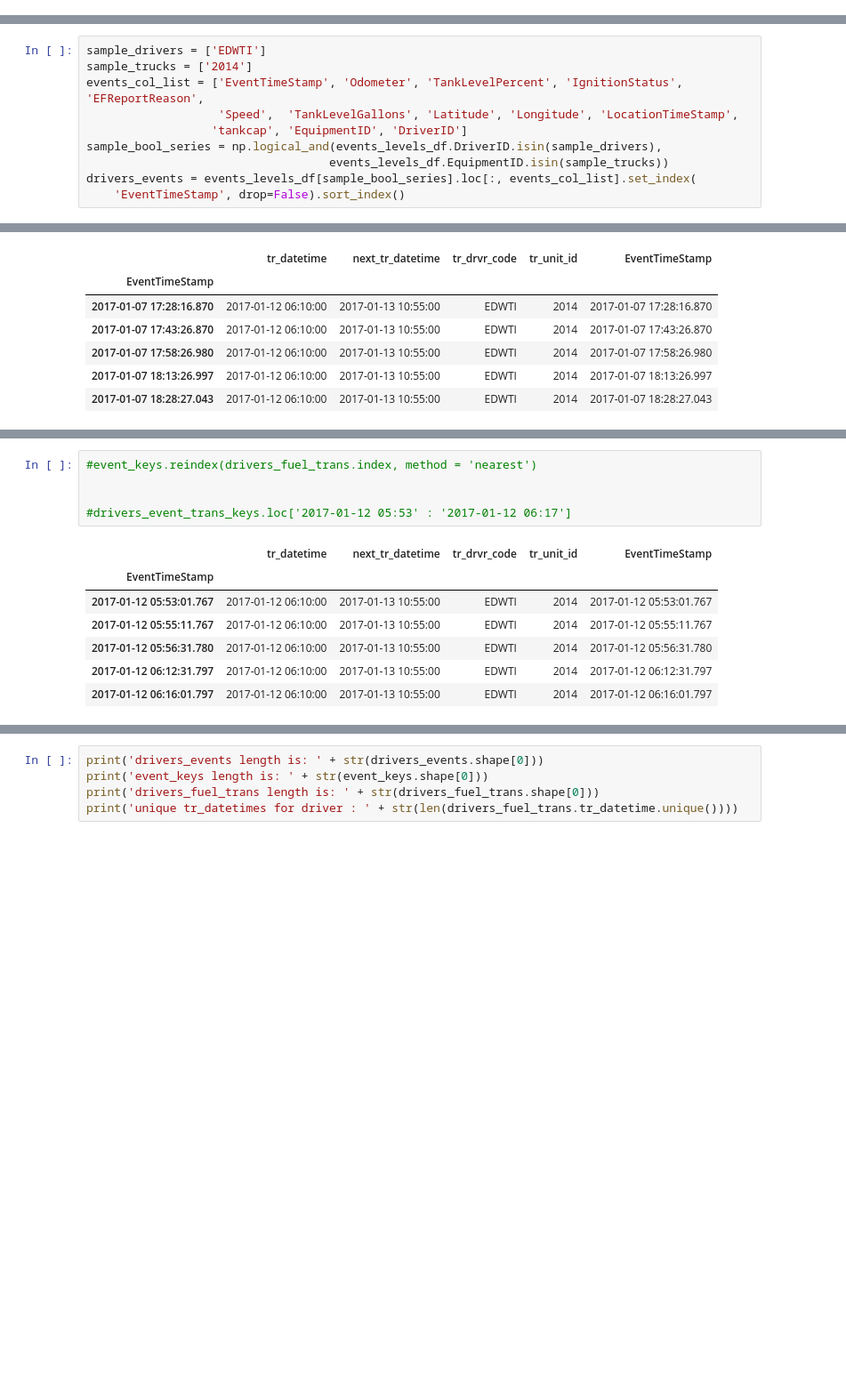
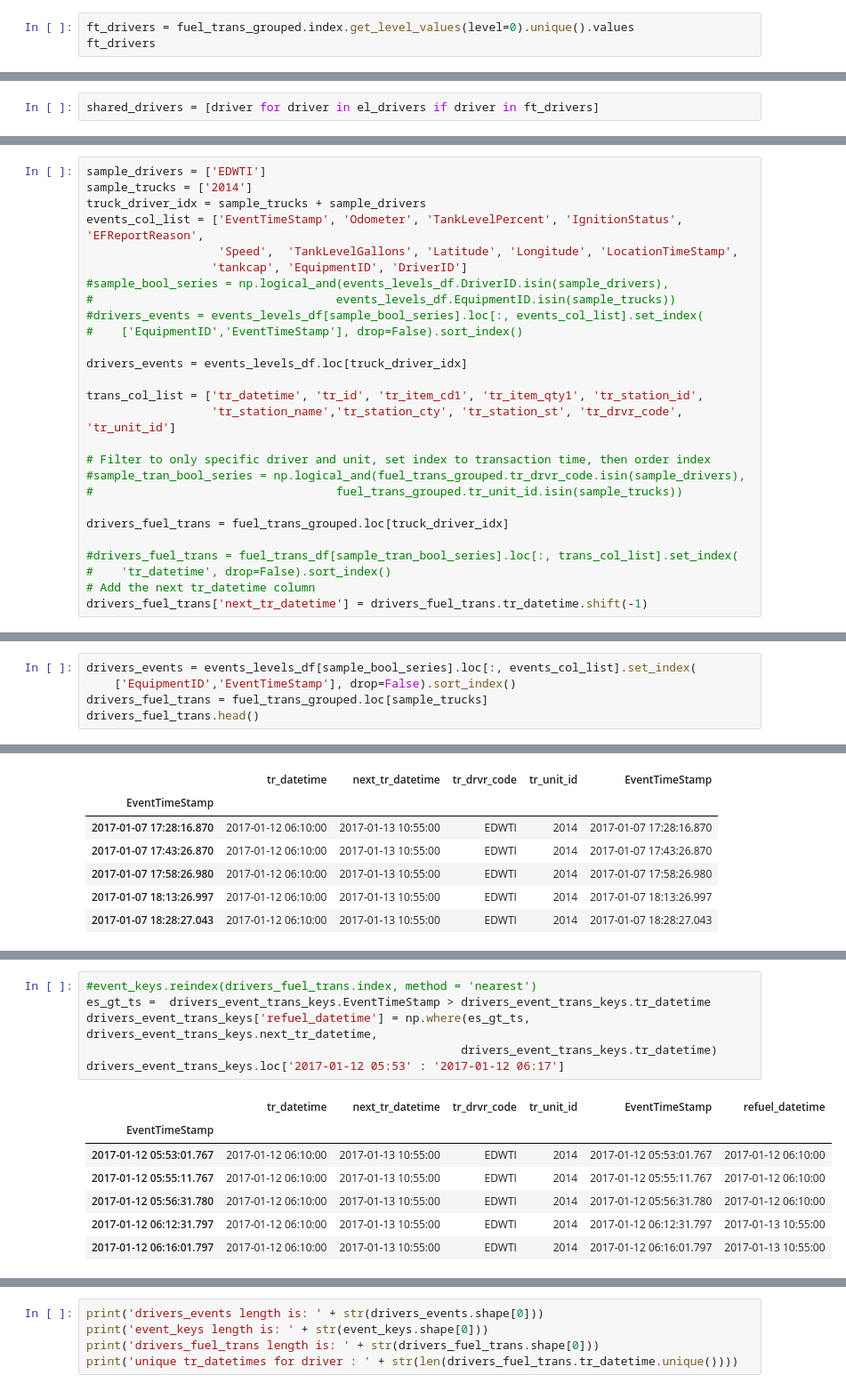
Before and after one commit to paulo-g-martinez/dq-6-fraud-detection, a Jupyter notebook: initial_import.ipynb, the cells around one changed output, grey strips where cells are left out. Shown: that part at 89% size. Drawn from its saved outputs; the diff is of its cells as text; blank space fills up the shorter version.

Commit message:
Add bad_ids, documentation, code used to merge trans with events

```diff
--- a/initial_import.ipynb
+++ b/initial_import.ipynb
@@ -422,0 +777,3 @@ dt_sizes.head(50).sort_index()
+# %%
+ft_drivers = fuel_trans_grouped.index.get_level_values(level=0).unique().values
+ft_drivers
@@ -422,0 +784,2 @@ dt_sizes.head(50).sort_index()
+# %%
+shared_drivers = [driver for driver in el_drivers if driver in ft_drivers]
@@ -425,10 +1174,27 @@ dt_sizes.head(50).sort_index()
 # %%
 sample_drivers = ['EDWTI']
 sample_trucks = ['2014']
+truck_driver_idx = sample_trucks + sample_drivers
 events_col_list = ['EventTimeStamp', 'Odometer', 'TankLevelPercent', 'IgnitionStatus', 'EFReportReason',
                    'Speed',  'TankLevelGallons', 'Latitude', 'Longitude', 'LocationTimeStamp',
                   'tankcap', 'EquipmentID', 'DriverID']
-sample_bool_series = np.logical_and(events_levels_df.DriverID.isin(sample_drivers),
-                                   events_levels_df.EquipmentID.isin(sample_trucks))
-drivers_events = events_levels_df[sample_bool_series].loc[:, events_col_list].set_index(
-    'EventTimeStamp', drop=False).sort_index()
+#sample_bool_series = np.logical_and(events_levels_df.DriverID.isin(sample_drivers),
+#                                   events_levels_df.EquipmentID.isin(sample_trucks))
+#drivers_events = events_levels_df[sample_bool_series].loc[:, events_col_list].set_index(
+#    ['EquipmentID','EventTimeStamp'], drop=False).sort_index()
+
+drivers_events = events_levels_df.loc[truck_driver_idx]
+
+trans_col_list = ['tr_datetime', 'tr_id', 'tr_item_cd1', 'tr_item_qty1', 'tr_station_id',
+                  'tr_station_name','tr_station_cty', 'tr_station_st', 'tr_drvr_code', 'tr_unit_id']
+
+# Filter to only specific driver and unit, set index to transaction time, then order index
+#sample_tran_bool_series = np.logical_and(fuel_trans_grouped.tr_drvr_code.isin(sample_drivers),
+#                                   fuel_trans_grouped.tr_unit_id.isin(sample_trucks))
+
+drivers_fuel_trans = fuel_trans_grouped.loc[truck_driver_idx]
+
+#drivers_fuel_trans = fuel_trans_df[sample_tran_bool_series].loc[:, trans_col_list].set_index(
+#    'tr_datetime', drop=False).sort_index()
+# Add the next tr_datetime column
+drivers_fuel_trans['next_tr_datetime'] = drivers_fuel_trans.tr_datetime.shift(-1)
@@ -435,2 +1263,7 @@ drivers_events = events_levels_df[sample_bool_series].loc[:, events_col_list].se
 # %%
 #drivers_events.loc['2017-01-12 05:56': '2017-01-12 12:15']
+# %%
+drivers_events = events_levels_df[sample_bool_series].loc[:, events_col_list].set_index(
+    ['EquipmentID','EventTimeStamp'], drop=False).sort_index()
+drivers_fuel_trans = fuel_trans_grouped.loc[sample_trucks]
+drivers_fuel_trans.head()
@@ -514,16 +1371,17 @@ drivers_event_trans_keys.head()
 # %%
 #event_keys.reindex(drivers_fuel_trans.index, method = 'nearest')
-
-
-#drivers_event_trans_keys.loc['2017-01-12 05:53' : '2017-01-12 06:17']
+es_gt_ts =  drivers_event_trans_keys.EventTimeStamp > drivers_event_trans_keys.tr_datetime
+drivers_event_trans_keys['refuel_datetime'] = np.where(es_gt_ts, drivers_event_trans_keys.next_tr_datetime,
+                                                      drivers_event_trans_keys.tr_datetime)
+drivers_event_trans_keys.loc['2017-01-12 05:53' : '2017-01-12 06:17']
 # %% [output]
-|  | tr_datetime | next_tr_datetime | tr_drvr_code | tr_unit_id | EventTimeStamp |
-| EventTimeStamp |  |  |  |  |  |
-| 2017-01-12 05:53:01.767 | 2017-01-12 06:10:00 | 2017-01-13 10:55:00 | EDWTI | 2014 | 2017-01-12 05:53:01.767 |
-| 2017-01-12 05:55:11.767 | 2017-01-12 06:10:00 | 2017-01-13 10:55:00 | EDWTI | 2014 | 2017-01-12 05:55:11.767 |
-| 2017-01-12 05:56:31.780 | 2017-01-12 06:10:00 | 2017-01-13 10:55:00 | EDWTI | 2014 | 2017-01-12 05:56:31.780 |
-| 2017-01-12 06:12:31.797 | 2017-01-12 06:10:00 | 2017-01-13 10:55:00 | EDWTI | 2014 | 2017-01-12 06:12:31.797 |
-| 2017-01-12 06:16:01.797 | 2017-01-12 06:10:00 | 2017-01-13 10:55:00 | EDWTI | 2014 | 2017-01-12 06:16:01.797 |
+|  | tr_datetime | next_tr_datetime | tr_drvr_code | tr_unit_id | EventTimeStamp | refuel_datetime |
+| EventTimeStamp |  |  |  |  |  |  |
+| 2017-01-12 05:53:01.767 | 2017-01-12 06:10:00 | 2017-01-13 10:55:00 | EDWTI | 2014 | 2017-01-12 05:53:01.767 | 2017-01-12 06:10:00 |
+| 2017-01-12 05:55:11.767 | 2017-01-12 06:10:00 | 2017-01-13 10:55:00 | EDWTI | 2014 | 2017-01-12 05:55:11.767 | 2017-01-12 06:10:00 |
+| 2017-01-12 05:56:31.780 | 2017-01-12 06:10:00 | 2017-01-13 10:55:00 | EDWTI | 2014 | 2017-01-12 05:56:31.780 | 2017-01-12 06:10:00 |
+| 2017-01-12 06:12:31.797 | 2017-01-12 06:10:00 | 2017-01-13 10:55:00 | EDWTI | 2014 | 2017-01-12 06:12:31.797 | 2017-01-13 10:55:00 |
+| 2017-01-12 06:16:01.797 | 2017-01-12 06:10:00 | 2017-01-13 10:55:00 | EDWTI | 2014 | 2017-01-12 06:16:01.797 | 2017-01-13 10:55:00 |
 # %%
 drivers_event_trans_keys.head()
 # %% [output]
```
Also changed, not shown: parts of 66 cells of this notebook, 3 other files.
